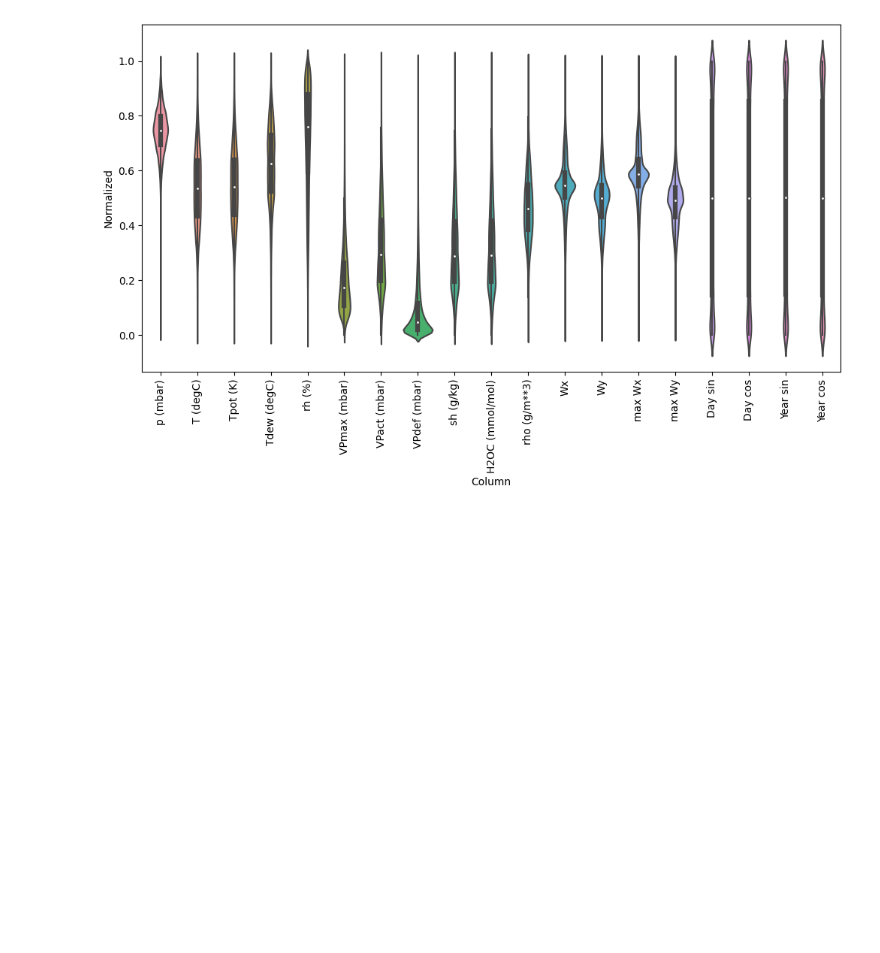
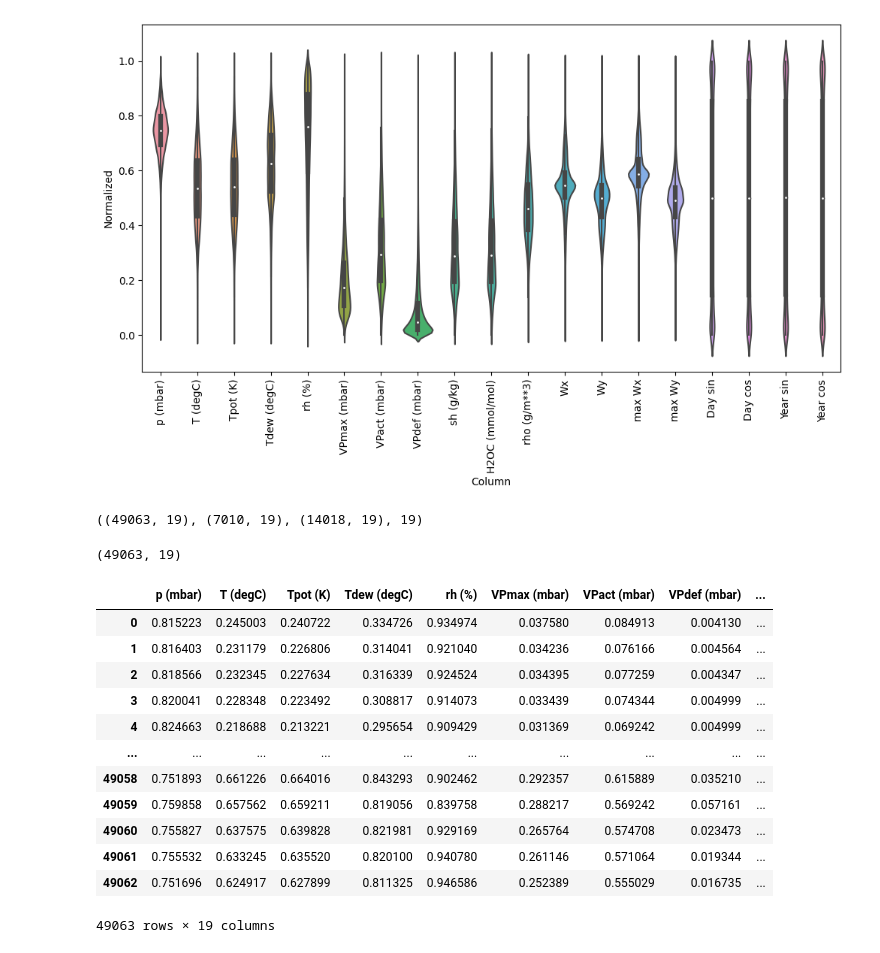
Before and after one commit to ThomasHeinThura/Tensorflow_helper_function, a Jupyter notebook: example-file/weather/weather.ipynb, the cells around one changed output. Cells and saved outputs as stored; diff of their text form; code cells hidden in the pictures; blank space fills up the shorter version.

```diff
--- a/example-file/weather/weather.ipynb
+++ b/example-file/weather/weather.ipynb
@@ -310,3 +350,34 @@ ax = sns.violinplot(x='Column', y='Normalized', data=scaled_df)
 _ = ax.set_xticklabels(df.keys(), rotation=90)
 # %% [output]
 [figure]
+# %%
+n = len(scaled_df_pd)
+train_df = scaled_df_pd[0:int(n*0.7)]
+val_df = scaled_df_pd[int(n*0.7):int(n*0.9)]
+test_df = scaled_df_pd[int(n*0.9):]
+
+num_features = scaled_df_pd.shape[1]
+# %%
+train_df.shape, test_df.shape, val_df.shape, num_features
+# %% [output]
+((49063, 19), (7010, 19), (14018, 19), 19)
+# %%
+train_df.shape
+# %% [output]
+(49063, 19)
+# %%
+train_df
+# %% [output]
+|  | p (mbar) | T (degC) | Tpot (K) | Tdew (degC) | rh (%) | VPmax (mbar) | VPact (mbar) | VPdef (mbar) | ... |
+| 0 | 0.815223 | 0.245003 | 0.240722 | 0.334726 | 0.934974 | 0.037580 | 0.084913 | 0.004130 | ... |
+| 1 | 0.816403 | 0.231179 | 0.226806 | 0.314041 | 0.921040 | 0.034236 | 0.076166 | 0.004564 | ... |
+| 2 | 0.818566 | 0.232345 | 0.227634 | 0.316339 | 0.924524 | 0.034395 | 0.077259 | 0.004347 | ... |
+| 3 | 0.820041 | 0.228348 | 0.223492 | 0.308817 | 0.914073 | 0.033439 | 0.074344 | 0.004999 | ... |
+| 4 | 0.824663 | 0.218688 | 0.213221 | 0.295654 | 0.909429 | 0.031369 | 0.069242 | 0.004999 | ... |
+| ... | ... | ... | ... | ... | ... | ... | ... | ... | ... |
+| 49058 | 0.751893 | 0.661226 | 0.664016 | 0.843293 | 0.902462 | 0.292357 | 0.615889 | 0.035210 | ... |
+| 49059 | 0.759858 | 0.657562 | 0.659211 | 0.819056 | 0.839758 | 0.288217 | 0.569242 | 0.057161 | ... |
+| 49060 | 0.755827 | 0.637575 | 0.639828 | 0.821981 | 0.929169 | 0.265764 | 0.574708 | 0.023473 | ... |
+| 49061 | 0.755532 | 0.633245 | 0.635520 | 0.820100 | 0.940780 | 0.261146 | 0.571064 | 0.019344 | ... |
+| 49062 | 0.751696 | 0.624917 | 0.627899 | 0.811325 | 0.946586 | 0.252389 | 0.555029 | 0.016735 | ... |
+49063 rows × 19 columns
```
Also changed, not shown: parts of 5 cells of this notebook, 2 other files.
